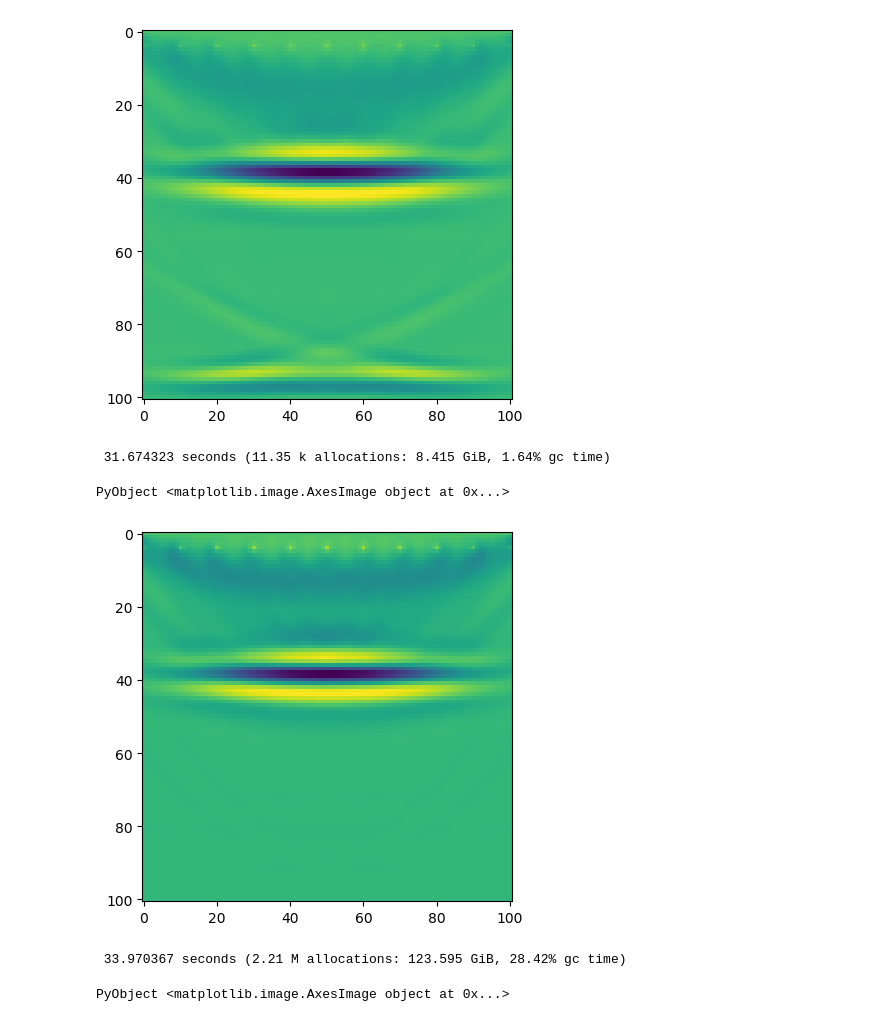
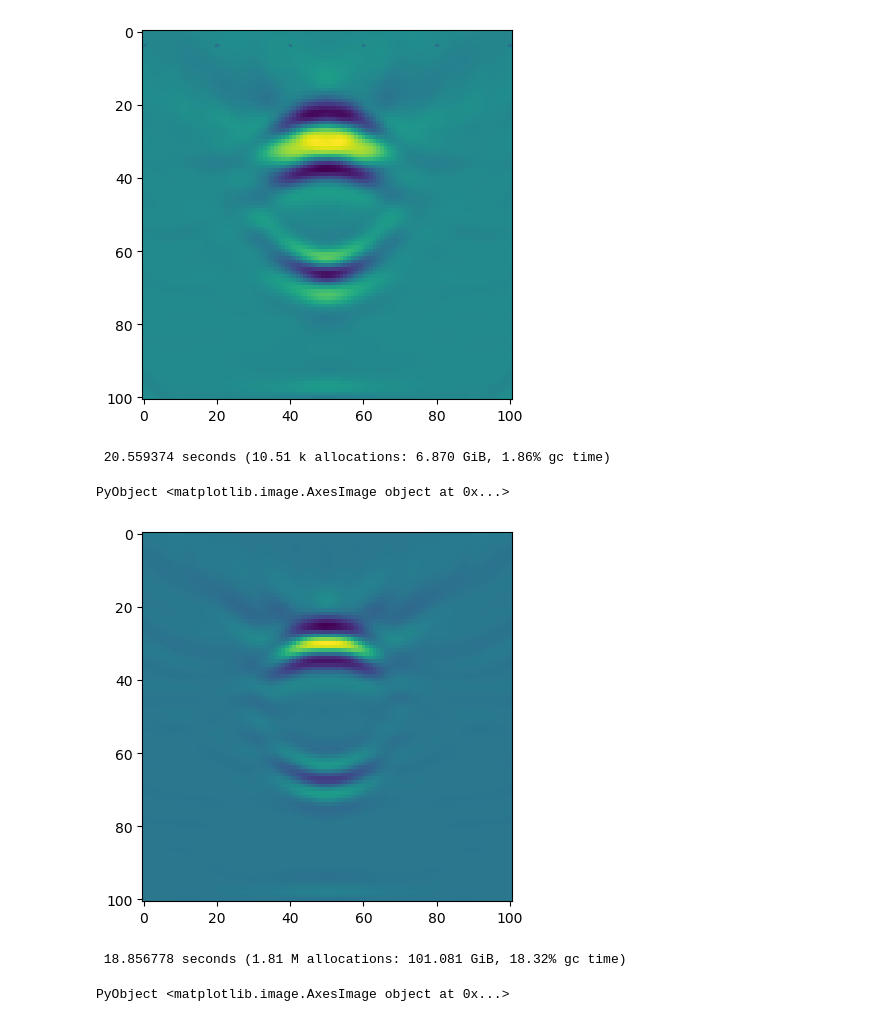
Before and after one commit to zzar43/Sinkhorn_code, a Jupyter notebook: demo_FWI_1.ipynb, the cells around one changed output. Cells and saved outputs as stored; diff of their text form; code cells hidden in the pictures.

```diff
--- a/demo_FWI_1.ipynb
+++ b/demo_FWI_1.ipynb
@@ -13,38 +14,54 @@
 Nx = 101;
 Ny = 101;
 h = 0.01;
+x = range(0,step=h,length=Nx)
+y = range(0,step=h,length=Ny)
 
 Fs = 500;
 dt = 1/Fs
-Nt = 1001;
+Nt = 1501;
 t = range(0, length=Nt, step=dt)
 
 source = source_ricker(5, 0.2, t)
-source_position = zeros(11,2)
-for i = 1:11
-    source_position[i,:] = [5 10*(i-1)+1]
+source_position = zeros(6,2)
+for i = 1:6
+    source_position[i,:] = [5 20*(i-1)+1]
+#     source_position[i,:] = [5 51]
 end
-source = repeat(source, 1, 11)
+source = repeat(source, 1, 6)
 
-receiver_position = zeros(101,2)
-for i = 1:101
-    receiver_position[i,:] = [1, (i-1)*1+1]
+receiver_position = zeros(51,2)
+for i = 1:51
+    receiver_position[i,:] = [1, (i-1)*2+1]
 end
 
 c = ones(Nx, Ny)
 rho = ones(Nx, Ny)
-c[40:end,:] .= 1.1
+# c[50:end,:] .= 1.1
+# c[30:40,30:60] .= 1.05
+# c[60:80,60:80] .= 1.15
+# c[30:50,20:40] .= 1.05
+# c = imfilter(c, Kernel.gaussian(10));
 
 c0 = ones(Nx, Ny)
 rho0 = ones(Nx, Ny)
-c0[60:end,:] .= 1.1
-c0 = imfilter(c, Kernel.gaussian(20));
+# c0[50:70,60:80] .= 1.05
+for i = 1:Nx
+    for j = 1:Ny
+        if sqrt((x[i]-0.5).^2 + (y[j]-0.5).^2) < 0.2
+            c0[i,j] = 1.05
+        end
+    end
+end
+
+
+# c = imfilter(c0, Kernel.gaussian(20));
 
 cc = ones(Nx, Ny)
 rhoc = ones(Nx, Ny)
 
 pml_len = 20
-pml_coef = 100
+pml_coef = 50
 end
 # %%
 figure
@@ -123,15 +149,14 @@ tight_layout()
 # %%
-@time gg, dd = grad_sinkhorn_parallel(data-datac, u, data0-datac, c, rho, Nx, Ny, Nt, h, dt, source_position, receiver_position; pml_len=10, pml_coef=100, reg=1e-3, reg_m=1e2, iterMax=100, verbose=false);
-
+@time gg, dd = grad_sinkhorn_parallel(data-datac, u, data0-datac, c, rho, Nx, Ny, Nt, h, dt, source_position, receiver_position;reg_p=0, pml_len=10, pml_coef=100, reg=5e-3, reg_m=1e2, iterMax=50, verbose=false);
 imshow(gg)
 # %% [output]
-[figure, old version]
+[figure, new version]
- 31.674323 seconds (11.35 k allocations: 8.415 GiB, 1.64% gc time)
+ 20.559374 seconds (10.51 k allocations: 6.870 GiB, 1.86% gc time)
 PyObject <matplotlib.image.AxesImage object at 0x...>
 # %%
 @time ggl = grad_l2(data, u, data0, c, rho, Nx, Ny, Nt, h, dt, source_position, receiver_position; pml_len=10, pml_coef=100);
 imshow(ggl)
 # %% [output]
-[figure, old version]
+[figure, new version]
- 33.970367 seconds (2.21 M allocations: 123.595 GiB, 28.42% gc time)
+ 18.856778 seconds (1.81 M allocations: 101.081 GiB, 18.32% gc time)
 PyObject <matplotlib.image.AxesImage object at 0x...>
```
Also changed, not shown: parts of 15 cells of this notebook, 3 other files.
